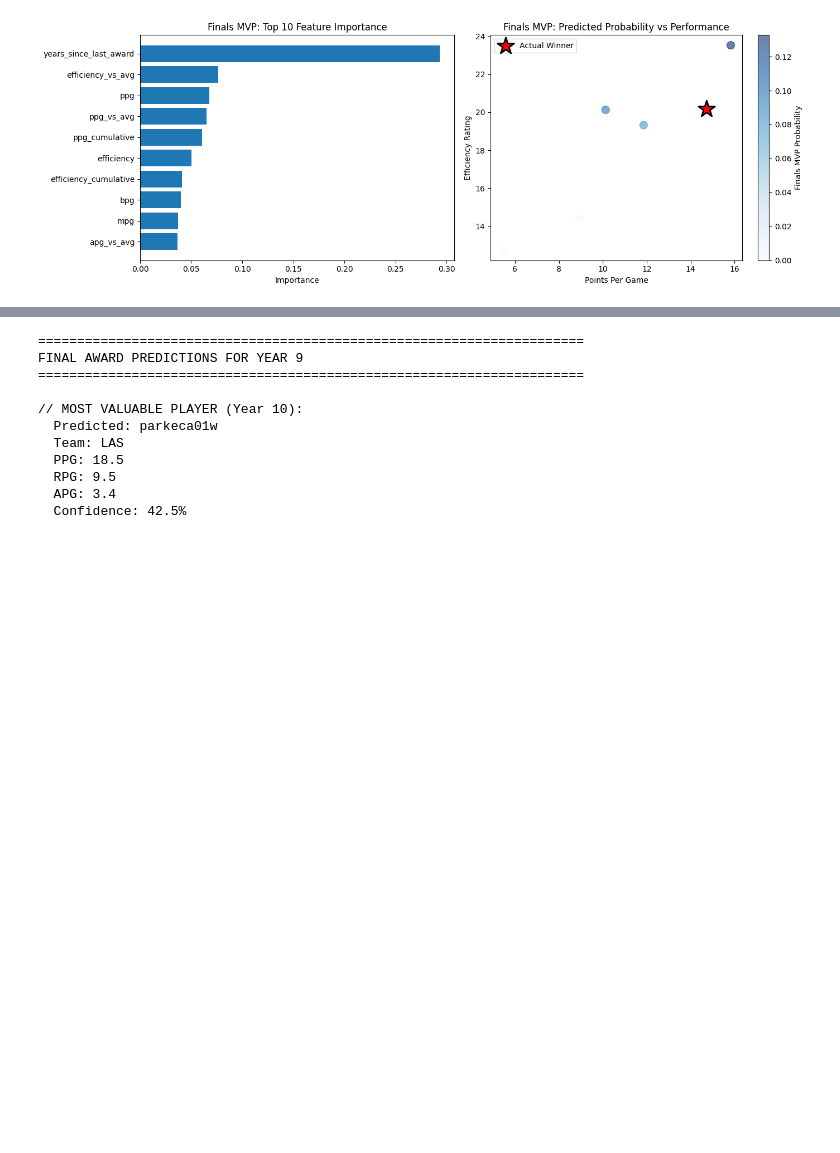
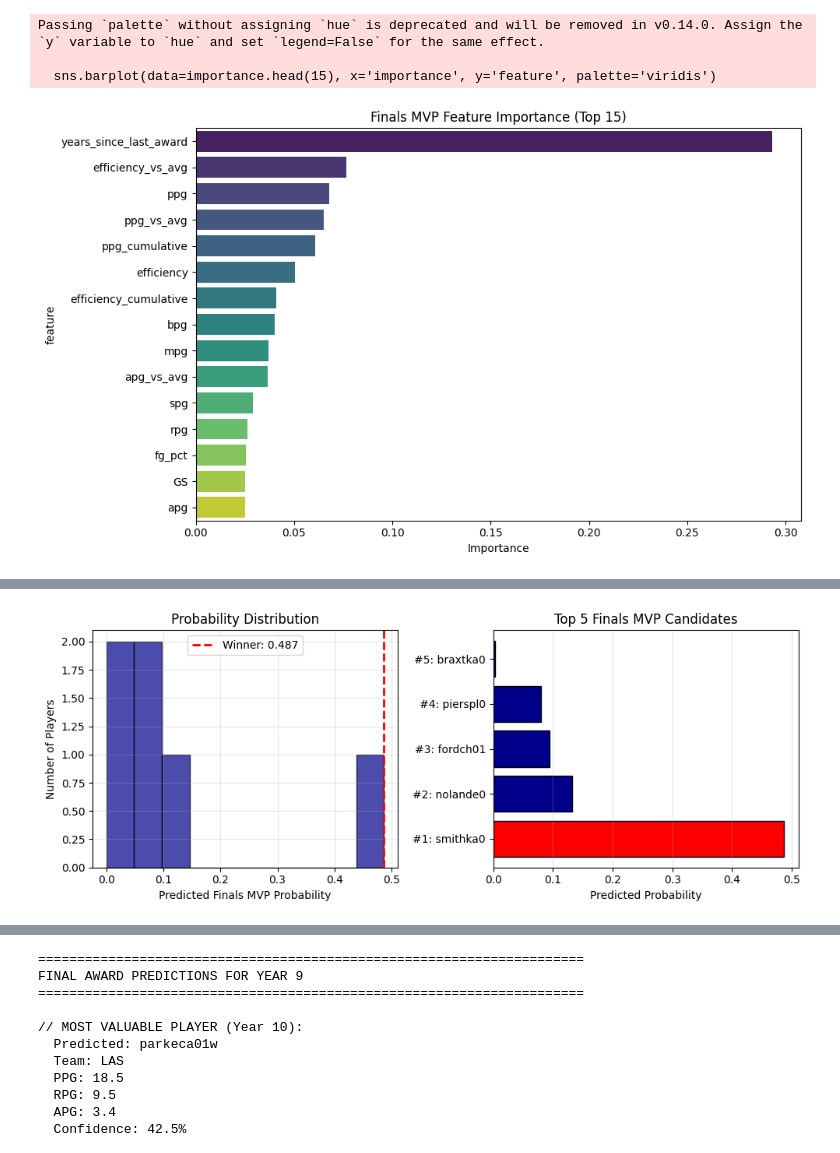
Before and after one commit to torradoov/Data_Mining-WNBA, a Jupyter notebook: 04_05_c).ipynb, the cells around one changed output, grey strips where cells are left out. Cells and saved outputs as stored; diff of their text form; code cells hidden in the pictures; blank space fills up the shorter version.

```diff
--- a/04_05_c).ipynb
+++ b/04_05_c).ipynb
@@ -1194,12 +1244,12 @@ target_year = 9
 # 1️⃣ Eligibility Filtering
 # ===============================================================
 
-# note: must be on championship team (won_championship == 1)
+# must be on championship team
 train_finals = train_data[
-    (train_data['won_championship'] == 1) &  # championship team only
-    (train_data['GP'] >= 20) &  # significant playing time
-    (train_data['mpg'] >= 15) &  # regular rotation player
-    (train_data['year'] < target_year)  # training on years 1-8
+    (train_data['won_championship'] == 1) &
+    (train_data['GP'] >= 20) &
+    (train_data['mpg'] >= 15) &
+    (train_data['year'] < target_year)
 ].copy()
 
 test_finals = player_df[
@@ -1209,18 +1259,17 @@ test_finals = player_df[
     (player_df['mpg'] >= 15)
 ].copy()
 
-print(f"// Finals MVP Eligible Players (excluding year 10):")
+print(f"// Finals MVP Eligible Players:")
 print(f"Training set: {len(train_finals)} eligible, {train_finals[target].sum()} winners")
 print(f"Test set (year {target_year}): {len(test_finals)} eligible, {test_finals[target].sum()} winners")
 print(f"Class balance (training): {train_finals[target].mean():.2%}")
-print(f"Note: Year 10 excluded - playoffs haven't occurred yet")
 
 # ===============================================================
-# 2️⃣ Feature Selection (ENHANCED)
+# 2️⃣ Feature Selection
 # ===============================================================
 # Finals MVP: best player on championship team
 features_fmvp = [
-    # scorring and production
+    # scoring and production
     'ppg', 'rpg', 'apg', 'spg', 'bpg',
 
     # efficiency and shooting
@@ -1235,15 +1284,15 @@ features_fmvp = [
     # team and playoff success
     'win_pct', 'conf_rank', 'playoff_wins',
 
-    # cumulative features (career excellence)
+    # cumulative features
     'ppg_cumulative', 'efficiency_cumulative', 'apg_cumulative',
     'rpg_cumulative',
 
-    # award history (Finals often won by established stars)
+    # award history
     'total_previous_awards', 'years_since_last_award',
     'prev_wnba_finals_most_valuable_player',
 
-    # experience (checking for veteran presence in championship moments)
+    # experience
     'years_experience'
 ]
 
@@ -1252,7 +1301,7 @@ y_train = train_finals[target]
 x_test = test_finals[features_fmvp]
 y_test = test_finals[target]
 
-print(f"\n// Feature set: {len(features_fmvp)} features (including {len([f for f in features_fmvp if 'cumulative' in f or 'prev' in f or 'previous' in f or 'experience' in f])} new historical features)")
+print(f"\n// Feature set: {len(features_fmvp)} features")
 
 # ===============================================================
 # 3️⃣ Model Training
@@ -1333,32 +1382,38 @@ print(f"\n// Predictions saved to data_models/predictions_fmvp.csv")
 # ===============================================================
 # 9️⃣ Visualizations
 # ===============================================================
-fig, axes = plt.subplots(1, 2, figsize=(14, 5))
+plt.figure(figsize=(10, 6))
+sns.barplot(data=importance.head(15), x='importance', y='feature', palette='viridis')
+plt.title('Finals MVP Feature Importance (Top 15)')
+plt.xlabel('Importance')
+plt.tight_layout()
+plt.show()
 
-# Feature Importance
-axes[0].barh(importance.head(10)['feature'], importance.head(10)['importance'])
-axes[0].set_xlabel('Importance')
-axes[0].set_title('Finals MVP: Top 10 Feature Importance')
-axes[0].invert_yaxis()
+plt.figure(figsize=(10, 4))
+plt.subplot(1, 2, 1)
+plt.hist(test_finals['fmvp_proba'], bins=10, color='darkblue', edgecolor='black', alpha=0.7)
+if len(test_finals[test_finals[target] == 1]) > 0:
+    winner_prob = test_finals[test_finals[target] == 1]['fmvp_proba'].values[0]
+    plt.axvline(winner_prob, color='red', linestyle='--', linewidth=2, label=f'Winner: {winner_prob:.3f}')
+    plt.legend()
+plt.xlabel('Predicted Finals MVP Probability')
+plt.ylabel('Number of Players')
+plt.title('Probability Distribution')
+plt.grid(alpha=0.3)
 
-fmvp_winner = test_finals[test_finals[target] == 1]
-fmvp_actual = test_finals[test_finals[target] == 0]
-
-scatter = axes[1].scatter(fmvp_actual['ppg'], fmvp_actual['efficiency'],
-                         c=fmvp_actual['fmvp_proba'], cmap='Blues', alpha=0.6, s=100)
-if len(fmvp_winner) > 0:
-    axes[1].scatter(fmvp_winner['ppg'], fmvp_winner['efficiency'],
-                   c='red', marker='*', s=500, label='Actual Winner', edgecolors='black', linewidths=2)
-axes[1].set_xlabel('Points Per Game')
-axes[1].set_ylabel('Efficiency Rating')
-axes[1].set_title('Finals MVP: Predicted Probability vs Performance')
-axes[1].legend()
-plt.colorbar(scatter, ax=axes[1], label='Finals MVP Probability')
-
+plt.subplot(1, 2, 2)
+top_5 = test_finals.nsmallest(5, 'fmvp_rank')
+actual_winner_ids = test_finals[test_finals[target] == 1]['playerID'].values
+colors = ['red' if pid in actual_winner_ids else 'darkblue' for pid in top_5['playerID']]
+plt.barh(range(len(top_5)), top_5['fmvp_proba'], color=colors, edgecolor='black')
+plt.yticks(range(len(top_5)), [f"#{int(r)}: {pid[:8]}" for r, pid in zip(top_5['fmvp_rank'], top_5['playerID'])])
+plt.xlabel('Predicted Probability')
+plt.title('Top 5 Finals MVP Candidates')
+plt.grid(alpha=0.3, axis='x')
 plt.tight_layout()
 plt.show()
 
 print("\n" + "="*60)
-print("✅ FINALS MVP PREDICTION COMPLETE")
+print("// FINALS MVP PREDICTION COMPLETE")
 print("="*60)
 # %% [output]
@@ -1378,5 +1433,8 @@ Actual winner rank: 1 out of 6
 mpg                            0.037 ███
 apg_vs_avg                     0.037 ███
 
 // Predictions saved to data_models/predictions_fmvp.csv
+Passing `palette` without assigning `hue` is deprecated and will be removed in v0.14.0. Assign the `y` variable to `hue` and set `legend=False` for the same effect.
+
+  sns.barplot(data=importance.head(15), x='importance', y='feature', palette='viridis')
-[figure, old version]
+[figure, new version]
@@ -1385,0 +1441 @@ apg_vs_avg                     0.037 ███
+[figure, added]
```
Also changed, not shown: parts of 8 cells of this notebook.
